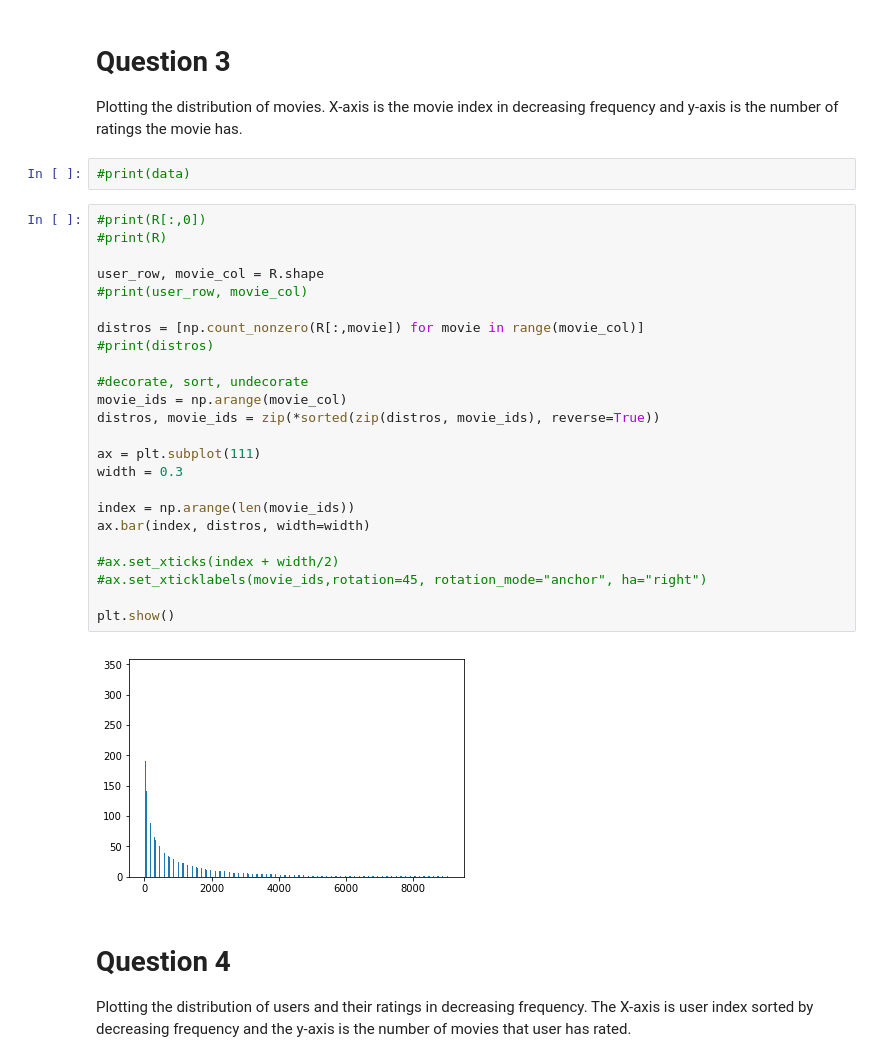
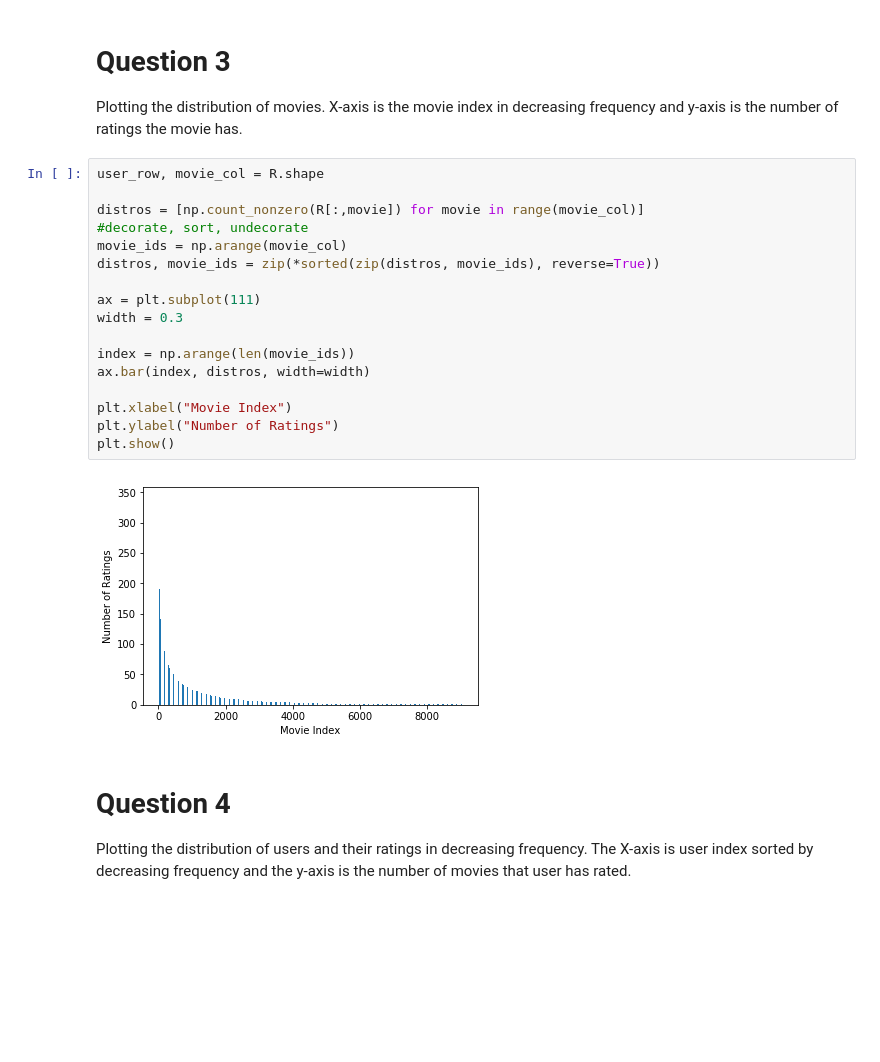
Before and after one commit to jdhurwitz/UCLA-EE219, a Jupyter notebook: Project3/Project 3 - Collaborative Filtering.ipynb, the cells around one changed output. Cells and saved outputs as stored; diff of their text form; blank space fills up the shorter version.

```diff
--- a/Project3/Project 3 - Collaborative Filtering.ipynb
+++ b/Project3/Project 3 - Collaborative Filtering.ipynb
@@ -116,34 +100,25 @@ plt.show()
 # %% [markdown]
 # Question 3
 Plotting the distribution of movies. X-axis is the movie index in decreasing frequency and y-axis is the number of ratings the movie has.
-# %%
-#print(data)
 # %%
-#print(R[:,0])
-#print(R)
-
 user_row, movie_col = R.shape
-#print(user_row, movie_col)
 
 distros = [np.count_nonzero(R[:,movie]) for movie in range(movie_col)]
-#print(distros)
-
 #decorate, sort, undecorate
 movie_ids = np.arange(movie_col)
 distros, movie_ids = zip(*sorted(zip(distros, movie_ids), reverse=True))
 
 ax = plt.subplot(111)
 width = 0.3
 
 index = np.arange(len(movie_ids))
 ax.bar(index, distros, width=width)
 
-#ax.set_xticks(index + width/2)
-#ax.set_xticklabels(movie_ids,rotation=45, rotation_mode="anchor", ha="right")
-
+plt.xlabel("Movie Index")
+plt.ylabel("Number of Ratings")
 plt.show()
 # %% [output]
-[figure, old version]
+[figure, new version]
 # %% [markdown]
 # Question 4
 Plotting the distribution of users and their ratings in decreasing frequency. The X-axis is user index sorted by decreasing frequency and the y-axis is the number of movies that user has rated.
```
Also changed, not shown: parts of 38 cells of this notebook.
